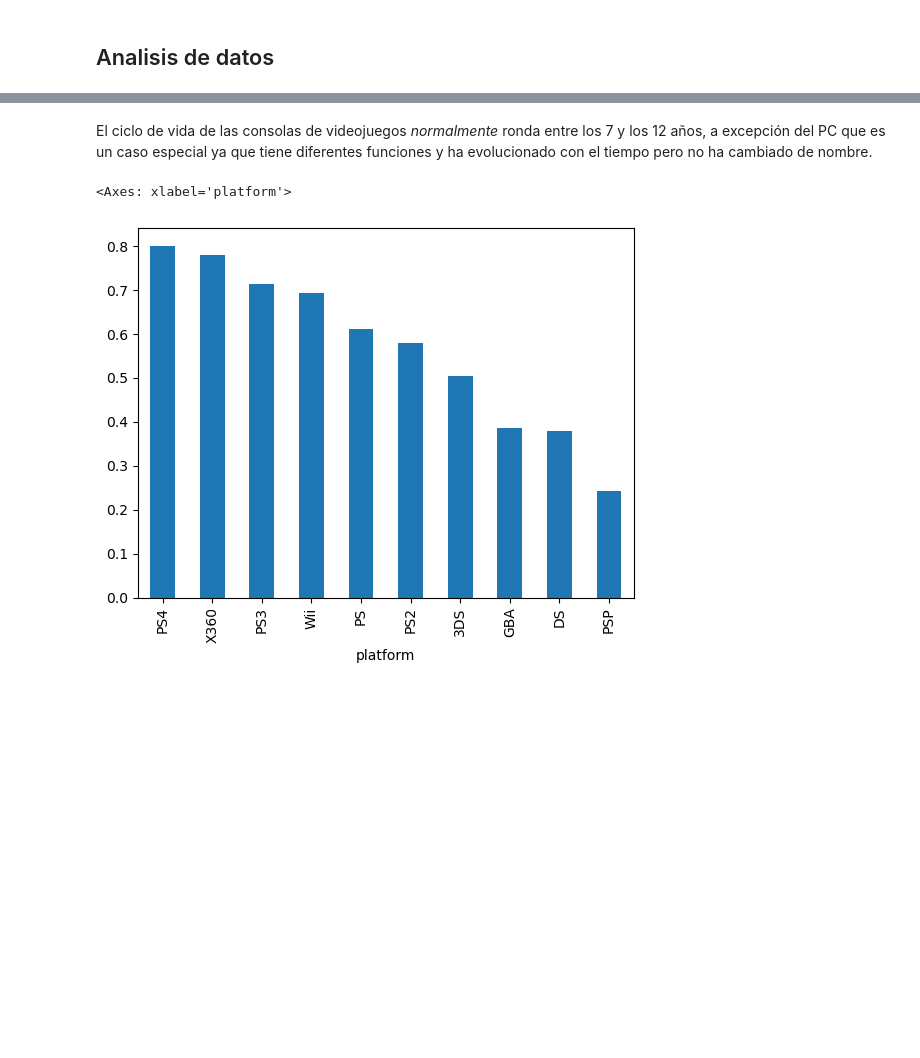
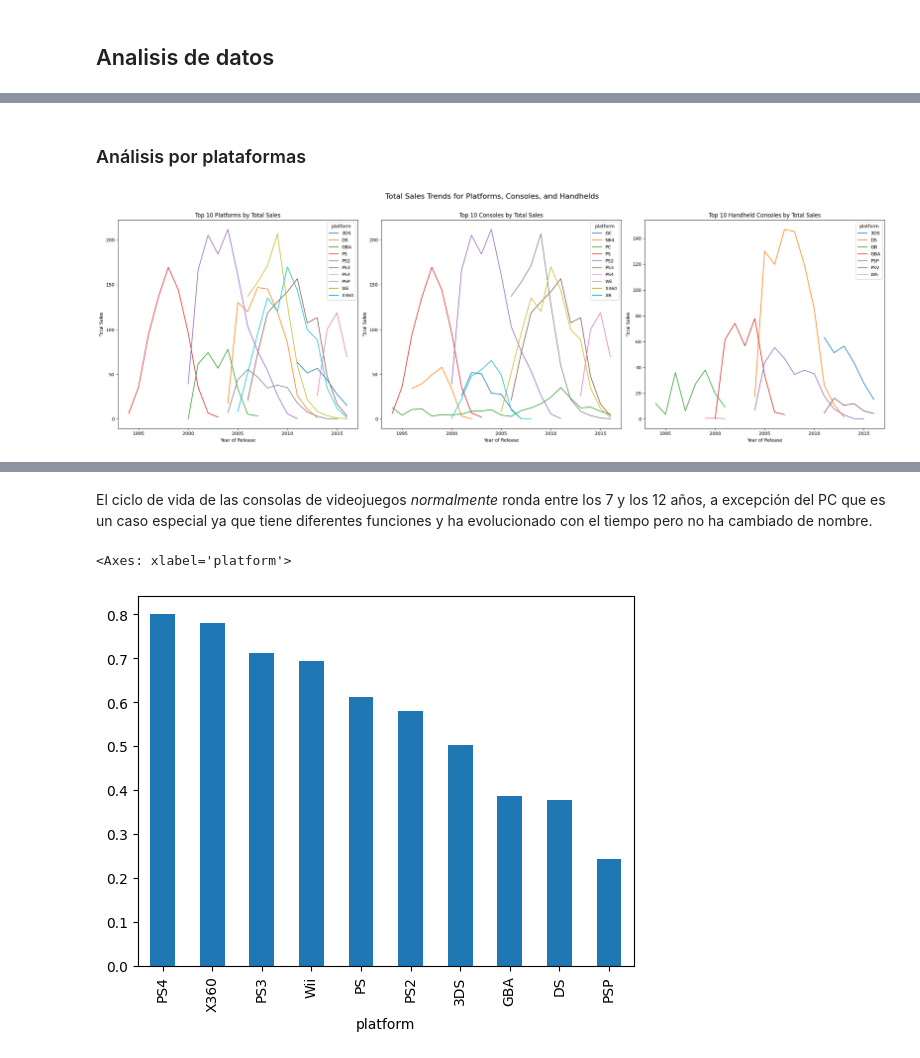
Before and after one commit to enzolozag/videogames_ttp, a Jupyter notebook: notebooks/videogames.ipynb, the cells around one changed output, grey strips where cells are left out. Cells and saved outputs as stored; diff of their text form; code cells hidden in the pictures; blank space fills up the shorter version.

```diff
--- a/notebooks/videogames.ipynb
+++ b/notebooks/videogames.ipynb
@@ -443 +507,40 @@ print(top_sales_platforms)
+# %% [markdown]
+### Análisis por plataformas
+# %%
+# Crear subplots de 1 fila por 3 columnas
+fig, axes = plt.subplots(nrows=1, ncols=3, figsize=(24, 8))
+fig.subplots_adjust(wspace=0.3)
+
+# Gráfico para las plataformas más vendidas
+pivot_platforms = games[games['platform'].isin(top_sales_platforms)].pivot_table(
+    index='year_of_release', columns='platform', values='total_sales', aggfunc='sum')
+pivot_platforms.plot(kind='line', ax=axes[0])
+axes[0].set_title('Top 10 Platforms by Total Sales')
+axes[0].set_xlabel('Year of Release')
+axes[0].set_ylabel('Total Sales')
+
+# Gráfico para las consolas más vendidas
+pivot_consoles = games[games['platform'].isin(top_sales_consoles)].pivot_table(
+    index='year_of_release', columns='platform', values='total_sales', aggfunc='sum')
+pivot_consoles.plot(kind='line', ax=axes[1])
+axes[1].set_title('Top 10 Consoles by Total Sales')
+axes[1].set_xlabel('Year of Release')
+axes[1].set_ylabel('Total Sales')
+
+# Gráfico para las consolas portátiles más vendidas
+pivot_handhelds = games[games['platform'].isin(top_sales_handheld)].pivot_table(
+    index='year_of_release', columns='platform', values='total_sales', aggfunc='sum')
+pivot_handhelds.plot(kind='line', ax=axes[2])
+axes[2].set_title('Top 10 Handheld Consoles by Total Sales')
+axes[2].set_xlabel('Year of Release')
+axes[2].set_ylabel('Total Sales')
+
+# Título principal
+fig.suptitle('Total Sales Trends for Platforms, Consoles, and Handhelds', fontsize=16, y=0.96)
+
+# Ajustar el layout
+fig.tight_layout(rect=[0, 0, 1, 0.95]) # Deja espacio para el título principal
+plt.show()
+# %% [output]
+[figure, added]
 # %%
```
Also changed, not shown: parts of 52 cells of this notebook.
